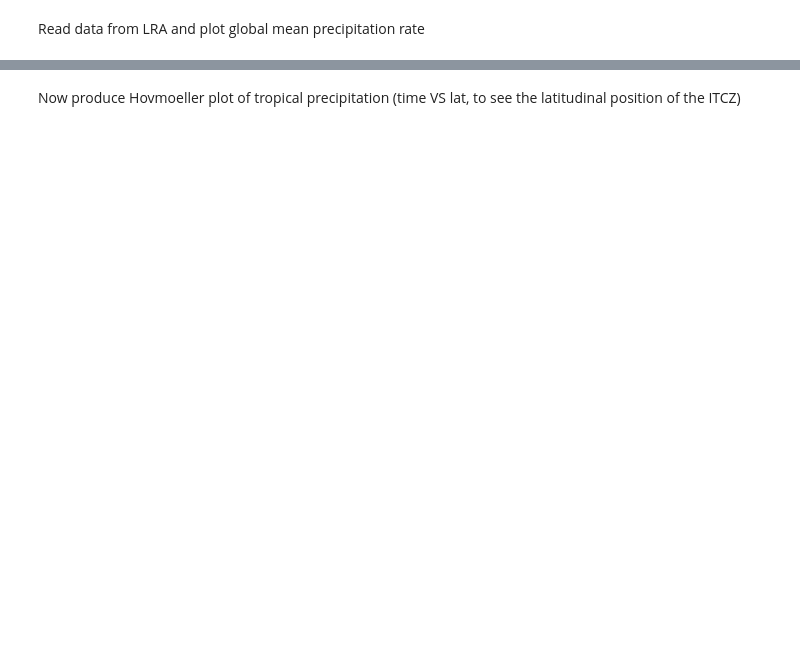
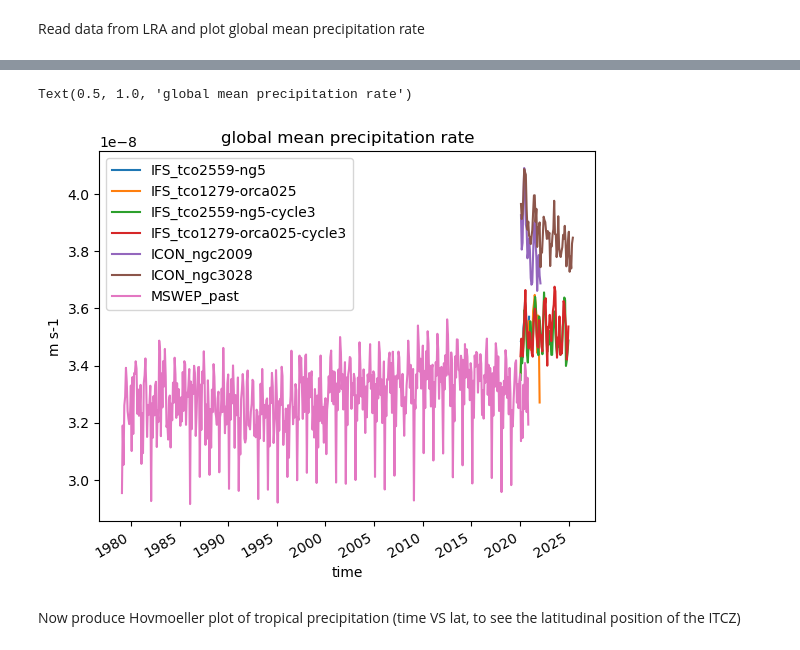
Before and after one commit to DestinE-Climate-DT/AQUA, a Jupyter notebook: diagnostics/basic_stats/tropical_prec.ipynb, the cells around one changed output, grey strips where cells are left out. Saved outputs shown, nothing was run; the diff lists cells and outputs as text; code cells hidden in the pictures; blank space fills up the shorter version.

Commit message:
Added function for annual mean

```diff
--- a/diagnostics/basic_stats/tropical_prec.ipynb
+++ b/diagnostics/basic_stats/tropical_prec.ipynb
@@ -27,21 +27,23 @@ OSI-SAF osi-450 OSI-450 data
 # %% [markdown]
 Read data from LRA and plot global mean precipitation rate
 # %%
-model_list = ["IFS", "ICON"]
-exp_name = {"IFS": ["tco2559-ng5","tco1279-orca025"], "ICON": ["ngc2009"]}
-source = "lra-r100-mon" #Low Resolution Archive
+model_list = ["IFS", "ICON", "MSWEP"]
+exp_name = {"IFS": ["tco2559-ng5","tco1279-orca025", "tco2559-ng5-cycle3", "tco1279-orca025-cycle3"], "ICON": ["ngc2009", "ngc3028"], "MSWEP": ["past"]}
+source = {"IFS": ["lra-r100-monthly"], "ICON": ["lra-r100-monthly"], "MSWEP": ["monthly"]}
 
 #add era 5 and MSWEP
 data = {}
 for model in model_list:
     for exp in exp_name[model]:
-        reader = Reader(model=model, exp=exp, source=source, regrid="r100")
-        data[(model, exp)] = reader.retrieve()["tprate"]
+        for src in source[model]:
+            reader = Reader(model=model, exp=exp, source=src, regrid="r100")
+            data[(model, exp)] = reader.retrieve(var="tprate")
+            data[(model, exp)] = reader.fldmean(data[(model, exp)]["tprate"])
 
 plt.figure()
 for model in model_list:
     for exp in exp_name[model]:
-        reader.fldmean(data[(model, exp)]).plot(label=f"{model}_{exp}")
+        data[(model, exp)].plot(label=f"{model}_{exp}")
 plt.legend()
 plt.ylabel("m s-1")
 plt.title("global mean precipitation rate")
@@ -50,3 +61,5 @@ NameError: name 'Reader' is not defined
+Text(0.5, 1.0, 'global mean precipitation rate')
+[figure, added]
 # %% [markdown]
 Now produce Hovmoeller plot of tropical precipitation (time VS lat, to see the latitudinal position of the ITCZ)
 # %%
```
Also changed, not shown: parts of 3 cells of this notebook.
